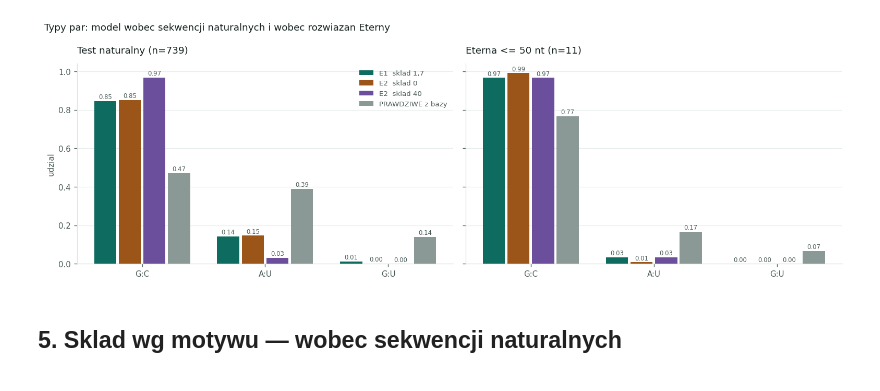
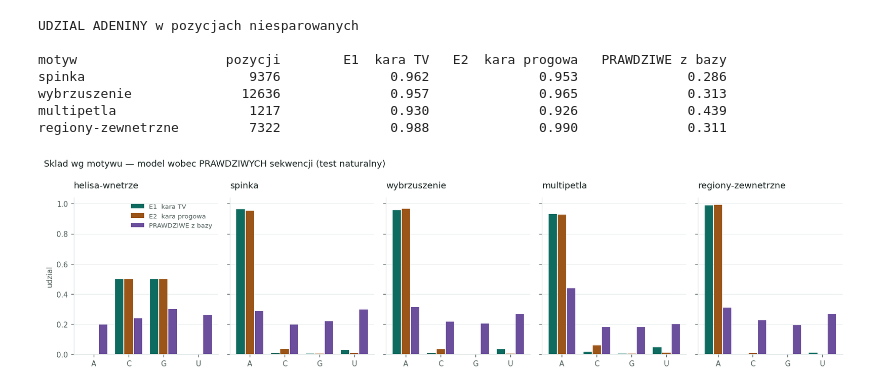
Before and after one commit to nikakoga/RNA-inverse-folding, a Jupyter notebook: notebooks/02_wyniki.ipynb, the cells around one changed output. Saved outputs shown, nothing was run; the diff lists cells and outputs as text; code cells hidden in the pictures.

```diff
--- a/notebooks/02_wyniki.ipynb
+++ b/notebooks/02_wyniki.ipynb
@@ -77,13 +94,12 @@ def typy_par(structs, seqs):
                     t[k] += 1
     return t
 # %%
+ANALIZA = Path.cwd().parent / "experiments" / "analysis"
 PLIKI = {
     "baseline losowy": "baseline_test.csv",
-    "E1  sklad 1,7":   "e1_test.csv",
-    "E2  sklad 0":     "e2_w0_test.csv",
-    "E2  sklad 40":    "e2_w40_test.csv",
+    "E1  kara TV":     "e1_test.csv",
+    "E2  kara progowa": "e2_test.csv",
 }
-ANALIZA = Path.cwd().parent / "experiments" / "analysis"
 
 kawalki = []
 for lab, p in PLIKI.items():
@@ -94,7 +110,12 @@ for lab, p in PLIKI.items():
         kawalki.append(x)
     else:
         print(f"brak {p} — uruchom odpowiedni eksperyment")
-d = pd.concat(kawalki, ignore_index=True)
-d["% rozwiazanych"] = (100 * d.rozwiazane / d.n).round(1)
-d[["etykieta", "zbior", "dlugosc", "n", "rozwiazane", "% rozwiazanych", "odzysk", "dE_nt"]]
+
+if kawalki:
+    d = pd.concat(kawalki, ignore_index=True)
+    display(d[["etykieta", "kara", "zbior", "dlugosc", "n",
+               "identycznosc_nt", "identycznosc_par", "dE_nt", "kara_wlasna", "perplexity"]])
+else:
+    d = pd.DataFrame()
+    print("brak wynikow — najpierw `python run.py E1` i `python run.py E2`")
 # %% [output]
@@ -227,30 +257,41 @@ Prawy panel opiera sie na 11 zagadkach — szumny, traktowac ostroznie.
 # %%
-fig, axs = plt.subplots(1, 2, figsize=(13, 4.3), sharey=True)
-x = np.arange(3)
+pokaz = ["helisa-wnetrze", "spinka", "wybrzuszenie", "multipetla", "regiony-zewnetrzne"]
 
-for ax, (structs, gener, ref, ref_lab, tyt) in zip(axs, [
-        (S, gen, Q, "PRAWDZIWE z bazy", f"Test naturalny (n={len(S)})"),
-        (ET, gen_et, ER, "rozwiazania Eterny", f"Eterna <= 50 nt (n={len(ET)})")]):
-    zrodla_p = [(l, g[structs is ET]) if False else (l, g) for l, g in gener.items()]
-    zrodla_p = list(gener.items()) + [(ref_lab, ref)]
-    w = 0.8 / len(zrodla_p)
-    for k, (l, g) in enumerate(zrodla_p):
-        t = typy_par(structs, g)
-        tot = sum(t.values()) or 1
-        v = [t[kk] / tot for kk in ("G:C", "A:U", "G:U")]
-        b = ax.bar(x + (k - (len(zrodla_p) - 1) / 2) * w, v, w * 0.9,
-                   color=[C1, C2, C3, C4][k], label=l, zorder=3)
-        for r, vv in zip(b, v):
-            ax.text(r.get_x() + r.get_width() / 2, vv + 0.012, f"{vv:.2f}",
-                    ha="center", fontsize=7, color=INK2)
+fig, axs = plt.subplots(1, len(pokaz), figsize=(14, 3.8), sharey=True)
+x = np.arange(4)
+w = 0.8 / len(zrodla_m)
+for ax, m in zip(axs, pokaz):
+    for k, (l, g) in enumerate(zrodla_m):
+        c = sklad_motywy(S, g)[m]
+        t = sum(c.values()) or 1
+        ax.bar(x + (k - (len(zrodla_m) - 1) / 2) * w, [c[b] / t for b in BASES], w * 0.9,
+               color=kolory_z[k], label=l if m == pokaz[0] else None, zorder=3)
     ax.set_xticks(x)
-    ax.set_xticklabels(["G:C", "A:U", "G:U"], fontsize=10)
-    styl(ax, tyt, "udzial" if ax is axs[0] else "")
+    ax.set_xticklabels(BASES, fontsize=9)
+    styl(ax, m, "udzial" if m == pokaz[0] else "")
 axs[0].legend(frameon=False, fontsize=8, labelcolor=INK2)
-fig.suptitle("Typy par: model wobec sekwencji naturalnych i wobec rozwiazan Eterny",
+fig.suptitle("Sklad wg motywu — model wobec PRAWDZIWYCH sekwencji (test naturalny)",
              color=INK, fontsize=11, x=0.008, ha="left")
 fig.tight_layout()
+
+# Udzial adeniny w pozycjach niesparowanych — tam degeneracja objawia sie najmocniej.
+petle = ["spinka", "wybrzuszenie", "multipetla", "regiony-zewnetrzne"]
+print("UDZIAL ADENINY w pozycjach niesparowanych\n")
+print(f"{'motyw':<22}{'pozycji':>9}" + "".join(f"{l:>19}" for l, _ in zrodla_m))
+for mot in petle:
+    n = sum(sklad_motywy(S, Q)[mot].values())
+    kom = ""
+    for l, g in zrodla_m:
+        c = sklad_motywy(S, g)[mot]
+        t = sum(c.values()) or 1
+        kom += f"{c['A'] / t:>19.3f}"
+    print(f"{mot:<22}{n:>9}" + kom)
 # %% [output]
+UDZIAL ADENINY w pozycjach niesparowanych
+
+motyw                   pozycji        E1  kara TV   E2  kara progowa   PRAWDZIWE z bazy
+spinka                     9376              0.962              0.953              0.286
+wybrzuszenie              12636              0.957              0.965              0.313
+multipetla                 1217              0.930              0.926              0.439
+regiony-zewnetrzne         7322              0.988              0.990              0.311
-[figure, old version]
+[figure, new version]
-# %% [markdown]
-## 5. Sklad wg motywu — wobec sekwencji naturalnych
```
Also changed, not shown: parts of 14 cells of this notebook, 31 other files.
